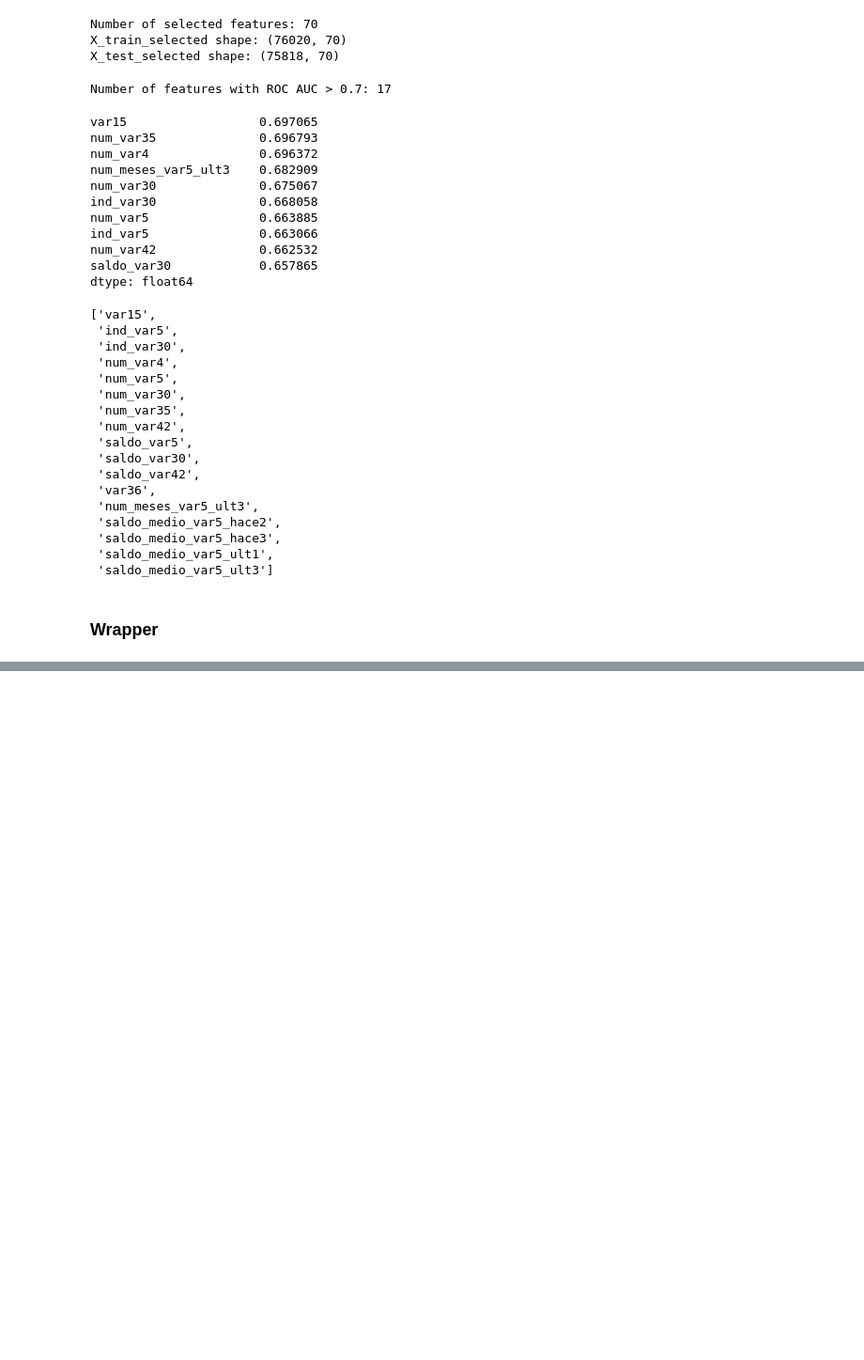
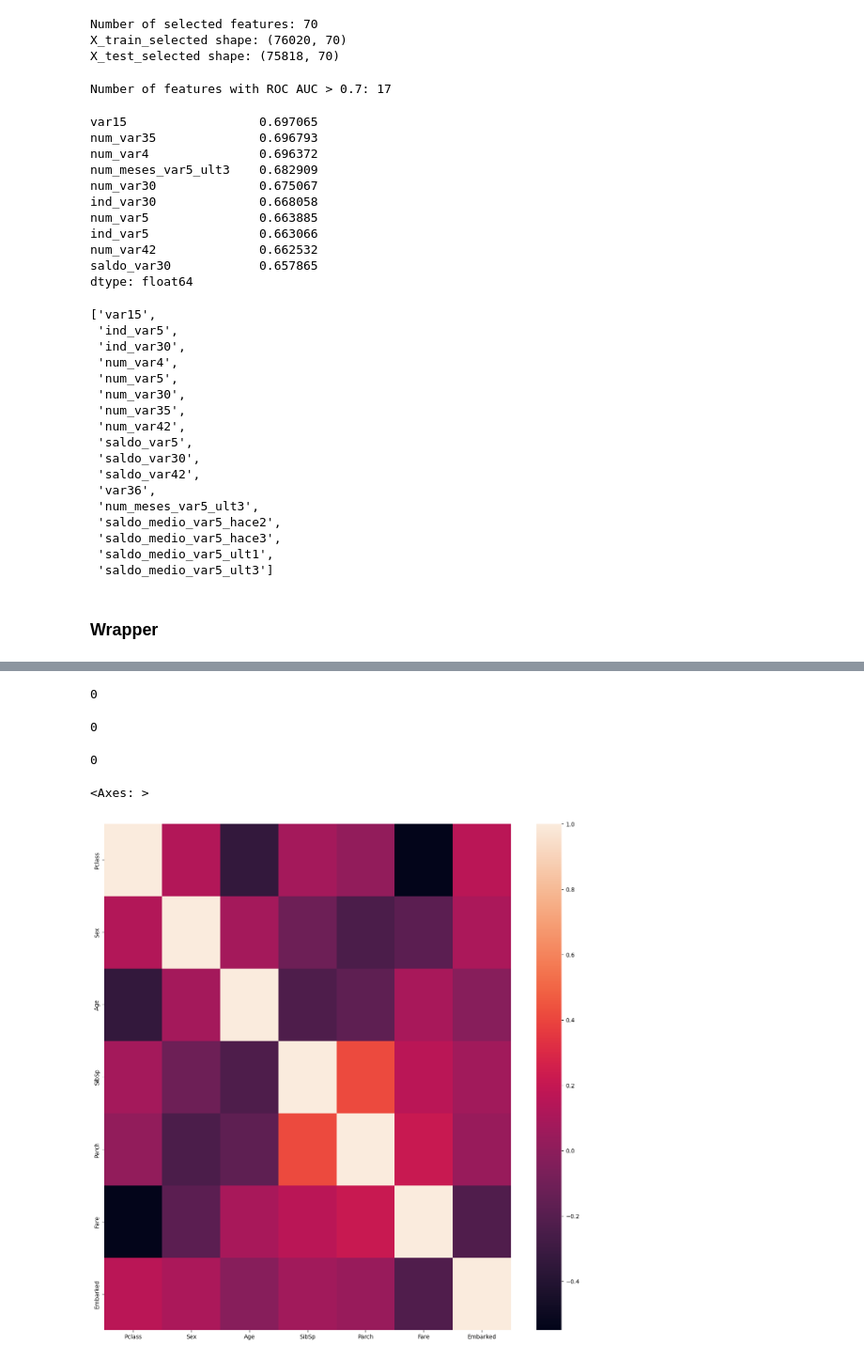
Before and after one commit to GodishalaAshwith/MachineLearningLab, a Jupyter notebook: MLKaggle.ipynb, the cells around one changed output, grey strips where cells are left out. Shown at 94% size. Drawn from its saved outputs; the diff is of its cells as text; code cells hidden in the pictures; blank space fills up the shorter version.

```diff
--- a/MLKaggle.ipynb
+++ b/MLKaggle.ipynb
@@ -838,0 +924,16 @@ AttributeError: 'Parallel' object has no attribute '_pre_dispatch_amount'
+# %%
+# Drop unecessary
+# Drop PassengerId, Name, Ticket (not predictive), Cabin (too many NaNs)
+drop_cols = ['PassengerId', 'Name', 'Ticket', 'Cabin']
+titanic_train = titanic_train.drop(columns=drop_cols)
+titanic_test = titanic_test.drop(columns=[c for c in drop_cols if c in titanic_test.columns])
+# %%
+#Handle missing values
+# Train
+titanic_train['Age'].fillna(titanic_train['Age'].median(), inplace=True)
+titanic_train['Embarked'].fillna(titanic_train['Embarked'].mode()[0], inplace=True)
+
+# Test
+titanic_test['Age'].fillna(titanic_test['Age'].median(), inplace=True)
+titanic_test['Fare'].fillna(titanic_test['Fare'].median(), inplace=True)
+titanic_test['Embarked'].fillna(titanic_test['Embarked'].mode()[0], inplace=True)
@@ -838,0 +958,13 @@ AttributeError: 'Parallel' object has no attribute '_pre_dispatch_amount'
+# %%
+from sklearn.preprocessing import LabelEncoder
+
+# Encode 'Sex' and 'Embarked'
+for col in ['Sex', 'Embarked']:
+    le = LabelEncoder()
+    titanic_train[col] = le.fit_transform(titanic_train[col])
+    titanic_test[col] = le.transform(titanic_test[col])
+# %%
+X_train = titanic_train.drop(columns=['Survived'])  # Features
+y_train = titanic_train['Survived']                # Target
+
+X_test = titanic_test.copy()  # For later predictions
@@ -838,0 +988,38 @@ AttributeError: 'Parallel' object has no attribute '_pre_dispatch_amount'
+# %%
+    #Constant
+    constantFeatures = [f for f in X_train.columns if X_train[f].std() == 0]
+    print(len(constantFeatures))
+    X_train.drop(labels = constantFeatures, axis  = 1, inplace = True)
+    X_test.drop(labels = constantFeatures, axis  = 1, inplace = True)
+# %% [output]
+0
+# %%
+#Quasi Constant
+qConsFeats = []
+for f in X_train.columns:
+    predominant =  (X_train[f].value_counts()/np.float64(len(X_train))).sort_values(ascending=False).values[0]
+    if predominant > 0.999:
+        qConsFeats.append(f)
+print(len(qConsFeats))
+# %% [output]
+0
+# %%
+#Duplicate Features
+dFeats = []
+for i in range(len(X_train.columns)):
+    col1 = X_train.columns[i]
+    for i in range(i+1,len(X_train.columns)):
+        col2 = X_train.columns[i]
+        if X_train[col1].equals(X_train[col2]):
+            dFeats.append(col2)
+print(len(dFeats))
+# %% [output]
+0
+# %%
+corr_mat = X_train.corr()
+fig, ax = plt.subplots()
+fig.set_size_inches(16,16)
+sns.heatmap(corr_mat)
+# %% [output]
+<Axes: >
+[figure, added]
```
Also changed, not shown: parts of 22 cells of this notebook.
